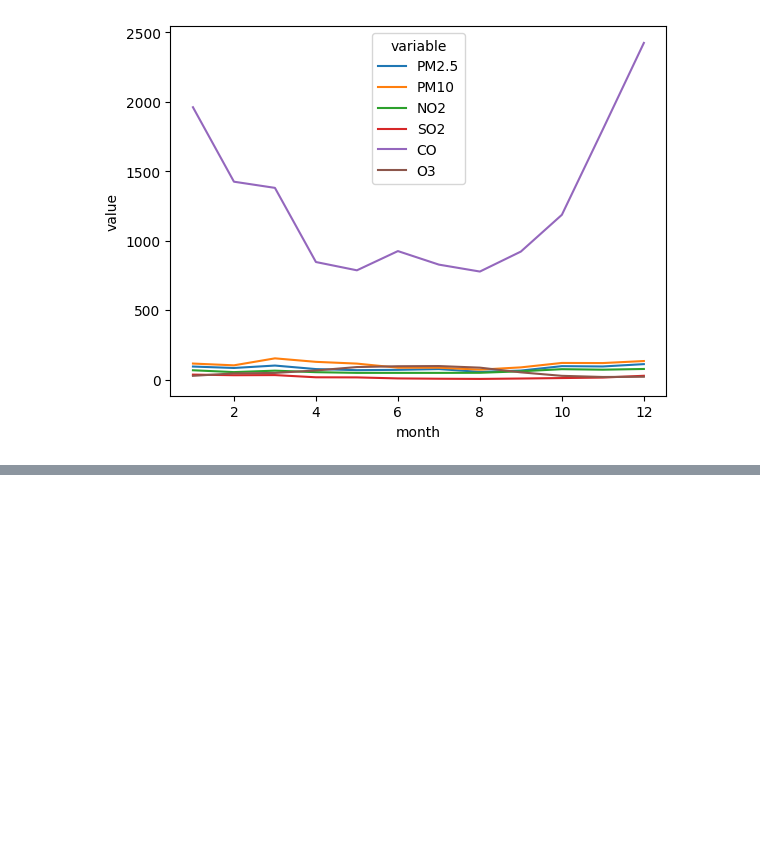
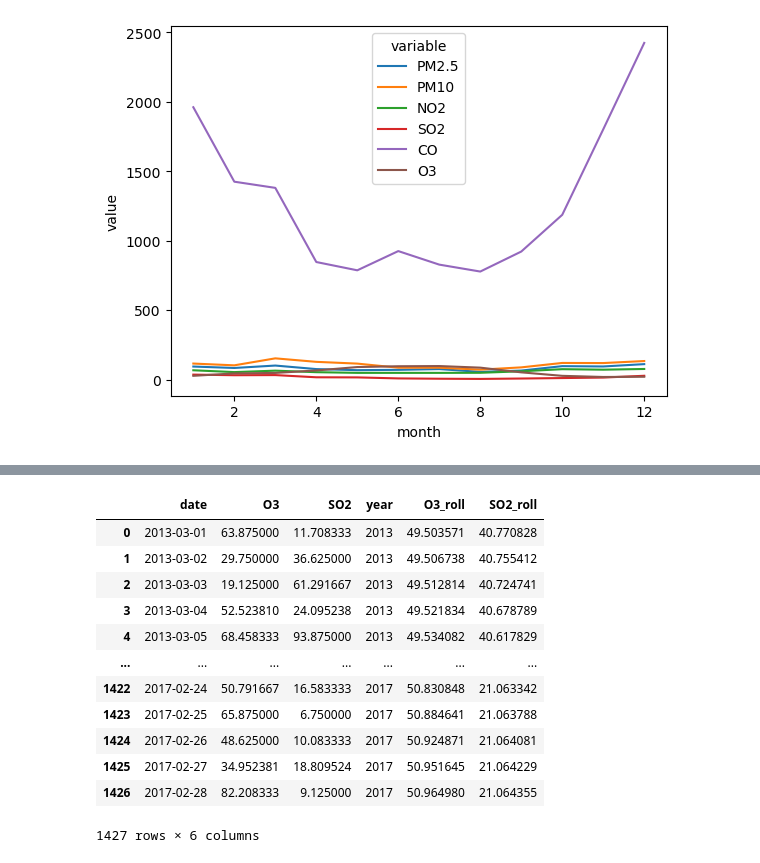
Before and after one commit to perthonBalans/SUSTC_Stat_217_Proj, a Jupyter notebook: Single_variable_analysis.ipynb, the cells around one changed output, grey strips where cells are left out. Saved outputs shown, nothing was run; the diff lists cells and outputs as text; code cells hidden in the pictures; blank space fills up the shorter version.

```diff
--- a/Single_variable_analysis.ipynb
+++ b/Single_variable_analysis.ipynb
@@ -102,0 +115,17 @@ sns.lineplot(x='date', y='value', hue='variable', data=pd.melt(Daily_pollutants,
+# %%
+O3_SO2['O3_roll'], O3_SO2['SO2_roll'] = gaussian_filter1d(O3_SO2['O3'], sigma=28), gaussian_filter1d(O3_SO2['SO2'], sigma=28)
+O3_SO2
+# %% [output]
+|  | date | O3 | SO2 | year | O3_roll | SO2_roll |
+| 0 | 2013-03-01 | 63.875000 | 11.708333 | 2013 | 49.503571 | 40.770828 |
+| 1 | 2013-03-02 | 29.750000 | 36.625000 | 2013 | 49.506738 | 40.755412 |
+| 2 | 2013-03-03 | 19.125000 | 61.291667 | 2013 | 49.512814 | 40.724741 |
+| 3 | 2013-03-04 | 52.523810 | 24.095238 | 2013 | 49.521834 | 40.678789 |
+| 4 | 2013-03-05 | 68.458333 | 93.875000 | 2013 | 49.534082 | 40.617829 |
+| ... | ... | ... | ... | ... | ... | ... |
+| 1422 | 2017-02-24 | 50.791667 | 16.583333 | 2017 | 50.830848 | 21.063342 |
+| 1423 | 2017-02-25 | 65.875000 | 6.750000 | 2017 | 50.884641 | 21.063788 |
+| 1424 | 2017-02-26 | 48.625000 | 10.083333 | 2017 | 50.924871 | 21.064081 |
+| 1425 | 2017-02-27 | 34.952381 | 18.809524 | 2017 | 50.951645 | 21.064229 |
+| 1426 | 2017-02-28 | 82.208333 | 9.125000 | 2017 | 50.964980 | 21.064355 |
+1427 rows × 6 columns
```
Also changed, not shown: parts of 8 cells of this notebook, 3 other files.
